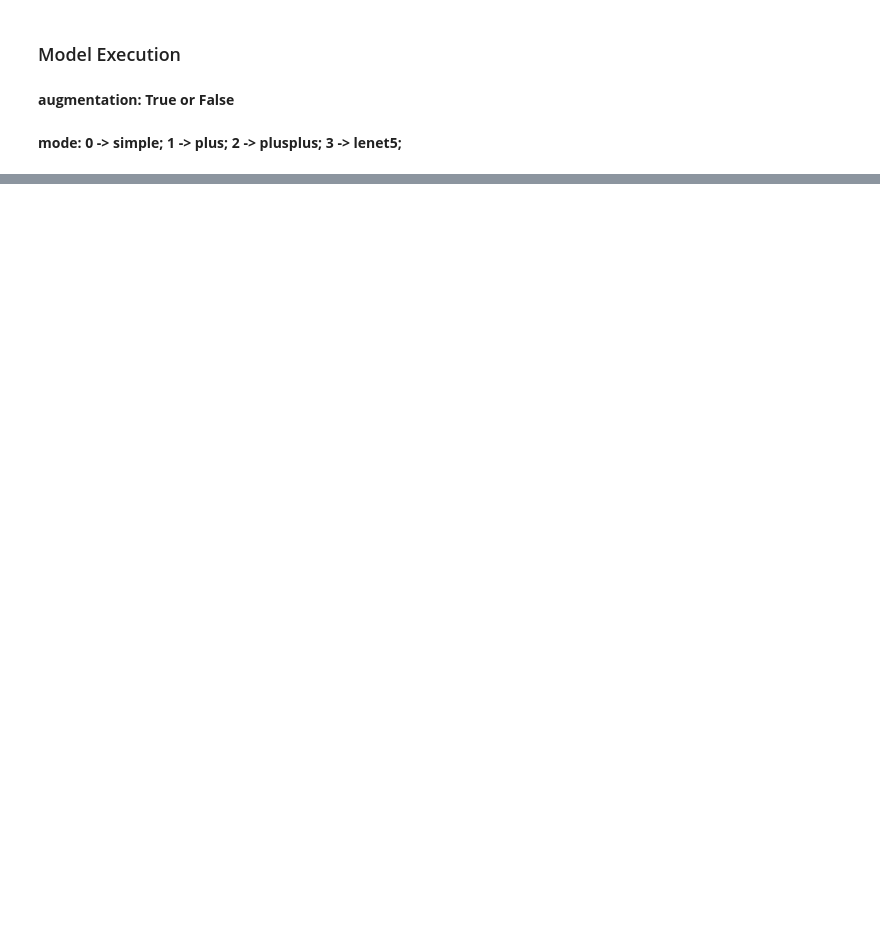
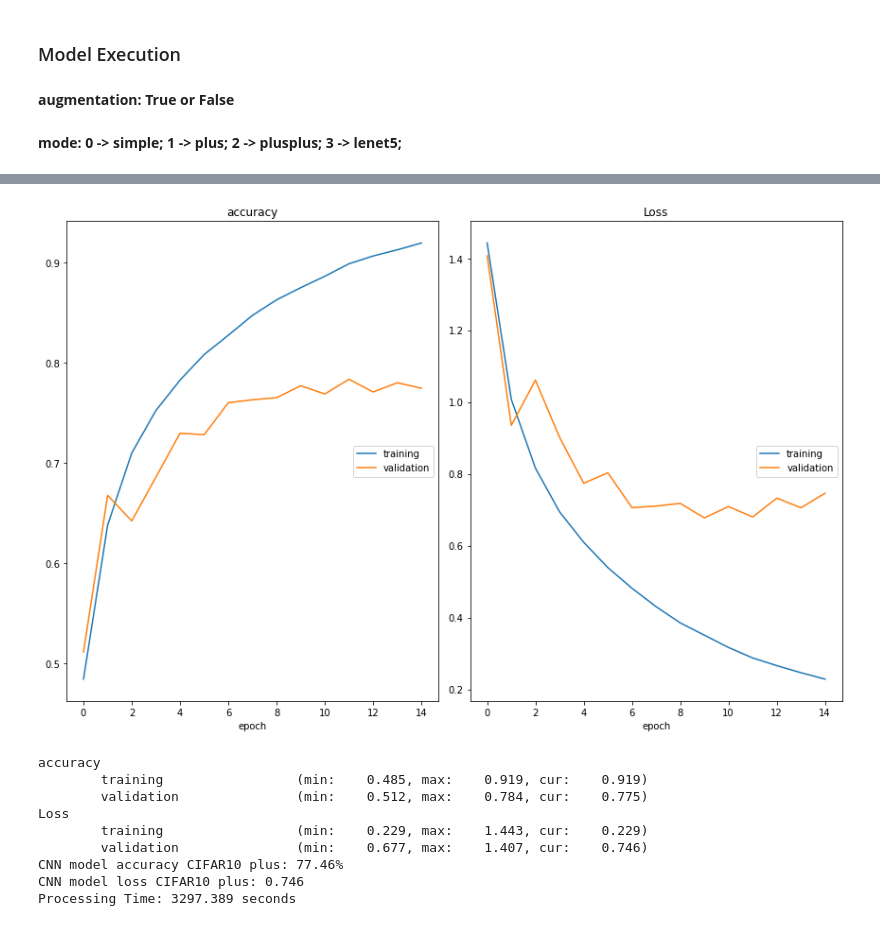
Before and after one commit to diogofbraga/MachineLearningAssignments, a Jupyter notebook: CIFAR-10/CNN_CIFAR10.ipynb, the cells around one changed output, grey strips where cells are left out. Saved outputs shown, nothing was run; the diff lists cells and outputs as text; code cells hidden in the pictures; blank space fills up the shorter version.

Commit message:
CIFAR-10: Execution & Results

```diff
--- a/CIFAR-10/CNN_CIFAR10.ipynb
+++ b/CIFAR-10/CNN_CIFAR10.ipynb
@@ -103,9 +103,9 @@ def create_compile_model_cnn_cifar10_plus_plus(num_classes, epochs):
     return model
 
 
-def create_compile_model_cnn_lenet5(num_classes, epochs):
+def create_compile_model_cnn_cifar10_lenet5(num_classes, epochs):
     model = Sequential()
-    model.add(Conv2D(filters=32, kernel_size=(5,5), padding='same', activation='relu', input_shape=(28, 28, 1)))
+    model.add(Conv2D(filters=32, kernel_size=(5,5), padding='same', activation='relu', input_shape=(32, 32, 3)))
     model.add(MaxPool2D(strides=2))
     model.add(Conv2D(filters=48, kernel_size=(5,5), padding='valid', activation='relu'))
     model.add(MaxPool2D(strides=2))
@@ -145,7 +145,7 @@ def cifar10_using_cnn(mode, X_train, y_train, X_test, y_test):
         datagen.fit(X_train)
 
     # Define the network topology and compile
-    epochs = 10
+    epochs = 15
     if mode == 0:
         model = create_compile_model_cnn_cifar10_simple(num_classes, epochs)
         print_model(model, "model_cifar10_cnn_simple.png")
@@ -249,9 +273,21 @@ print("Processing Time: %.3f seconds" % (time_taken))
 # %%
 mode = 1
+augmentation = False
 start_time = time.time()
 cifar10_using_cnn(mode, x_train, y_train, x_test, y_test)
 time_taken = time.time() - start_time
 
 print("Processing Time: %.3f seconds" % (time_taken))
+# %% [output]
+[figure, added]
+accuracy
+        training                 (min:    0.485, max:    0.919, cur:    0.919)
+        validation               (min:    0.512, max:    0.784, cur:    0.775)
+Loss
+        training                 (min:    0.229, max:    1.443, cur:    0.229)
+        validation               (min:    0.677, max:    1.407, cur:    0.746)
+CNN model accuracy CIFAR10 plus: 77.46%
+CNN model loss CIFAR10 plus: 0.746
+Processing Time: 3297.389 seconds
 # %%
 mode = 2
```
Also changed, not shown: parts of 6 cells of this notebook, 6 other files.
